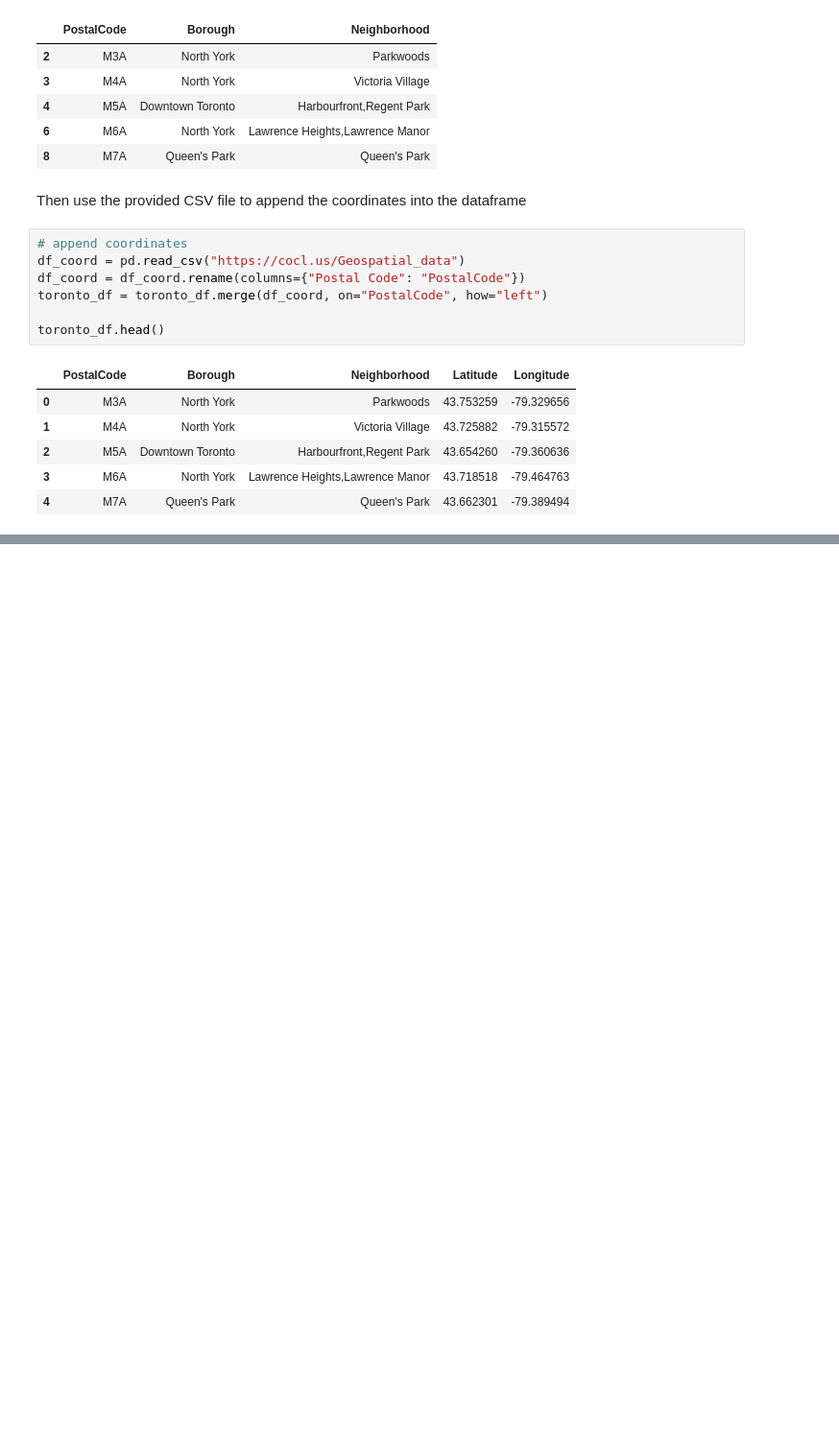
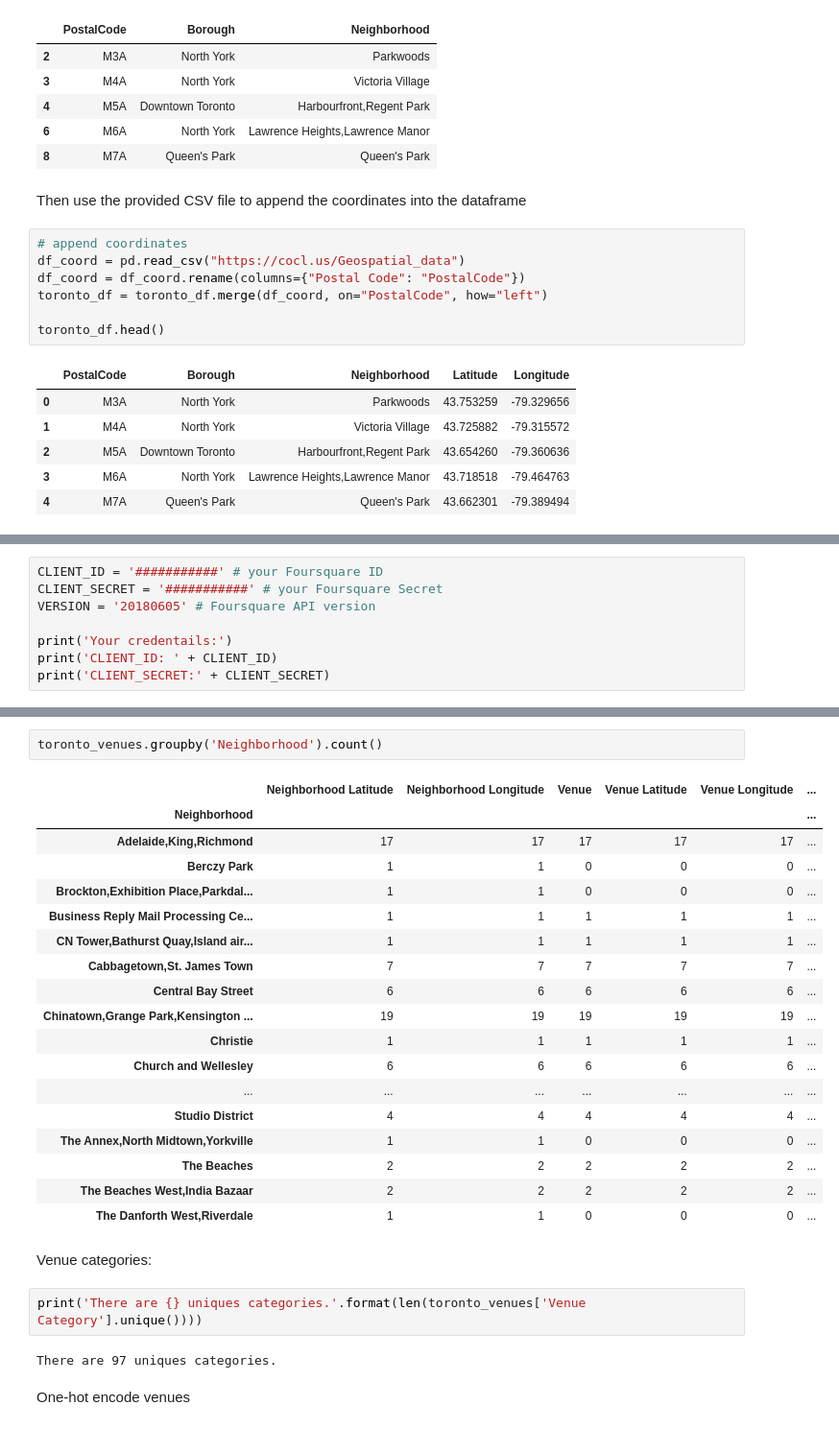
Before and after one commit to rautis/Coursera_Capstone, a Jupyter notebook: Segmenting_Clustering.ipynb, the cells around one changed output, grey strips where cells are left out. Shown at 96% size. Saved outputs shown, nothing was run; the diff lists cells and outputs as text; blank space fills up the shorter version.

```diff
--- a/Segmenting_Clustering.ipynb
+++ b/Segmenting_Clustering.ipynb
@@ -81,0 +122,8 @@ toronto_df.head()
+# %%
+CLIENT_ID = '###########' # your Foursquare ID
+CLIENT_SECRET = '###########' # your Foursquare Secret
+VERSION = '20180605' # Foursquare API version
+
+print('Your credentails:')
+print('CLIENT_ID: ' + CLIENT_ID)
+print('CLIENT_SECRET:' + CLIENT_SECRET)
@@ -81,0 +237,29 @@ toronto_df.head()
+# %%
+toronto_venues.groupby('Neighborhood').count()
+# %% [output]
+|  | Neighborhood Latitude | Neighborhood Longitude | Venue | Venue Latitude | Venue Longitude | ... |
+| Neighborhood |  |  |  |  |  | ... |
+| Adelaide,King,Richmond | 17 | 17 | 17 | 17 | 17 | ... |
+| Berczy Park | 1 | 1 | 0 | 0 | 0 | ... |
+| Brockton,Exhibition Place,Parkdal... | 1 | 1 | 0 | 0 | 0 | ... |
+| Business Reply Mail Processing Ce... | 1 | 1 | 1 | 1 | 1 | ... |
+| CN Tower,Bathurst Quay,Island air... | 1 | 1 | 1 | 1 | 1 | ... |
+| Cabbagetown,St. James Town | 7 | 7 | 7 | 7 | 7 | ... |
+| Central Bay Street | 6 | 6 | 6 | 6 | 6 | ... |
+| Chinatown,Grange Park,Kensington ... | 19 | 19 | 19 | 19 | 19 | ... |
+| Christie | 1 | 1 | 1 | 1 | 1 | ... |
+| Church and Wellesley | 6 | 6 | 6 | 6 | 6 | ... |
+| ... | ... | ... | ... | ... | ... | ... |
+| Studio District | 4 | 4 | 4 | 4 | 4 | ... |
+| The Annex,North Midtown,Yorkville | 1 | 1 | 0 | 0 | 0 | ... |
+| The Beaches | 2 | 2 | 2 | 2 | 2 | ... |
+| The Beaches West,India Bazaar | 2 | 2 | 2 | 2 | 2 | ... |
+| The Danforth West,Riverdale | 1 | 1 | 0 | 0 | 0 | ... |
+# %% [markdown]
+Venue categories:
+# %%
+print('There are {} uniques categories.'.format(len(toronto_venues['Venue Category'].unique())))
+# %% [output]
+There are 97 uniques categories.
+# %% [markdown]
+One-hot encode venues
```
Also changed, not shown: parts of 37 cells of this notebook.
